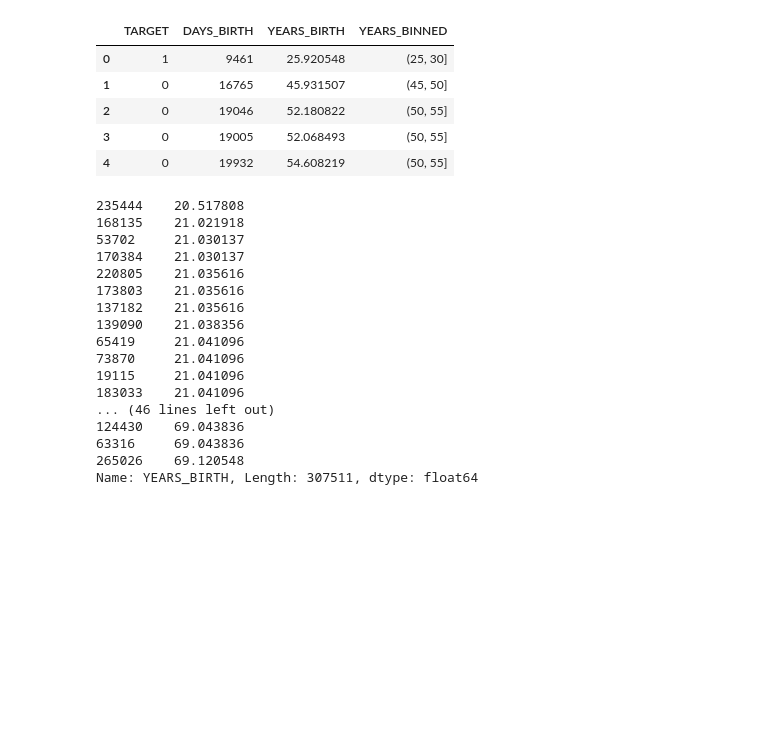
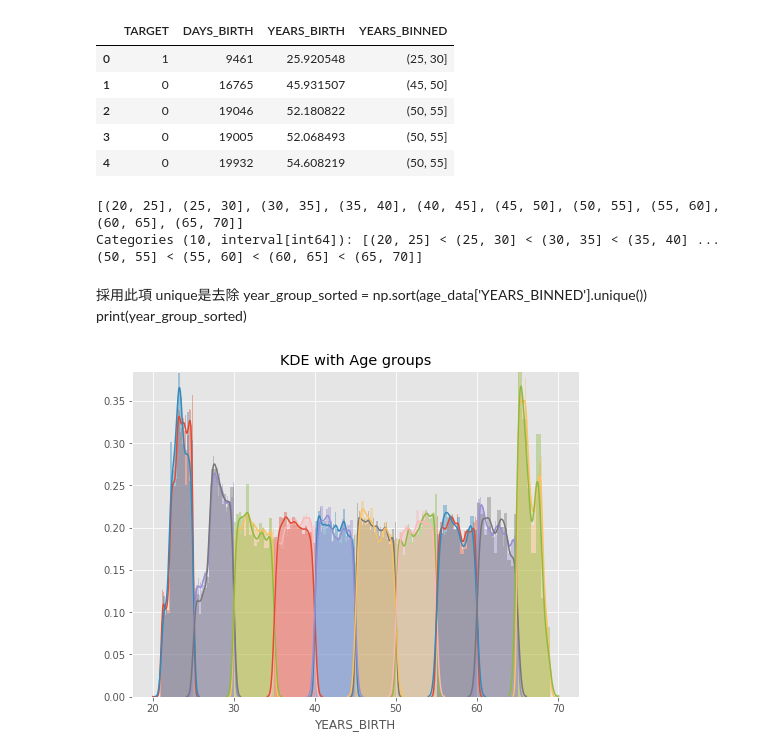
Before and after one commit to william10021002/ML100Days, a Jupyter notebook: Day_016_HW.ipynb, the cells around one changed output. Drawn from its saved outputs; the diff is of its cells as text; code cells hidden in the pictures; blank space fills up the shorter version.

```diff
--- a/Day_016_HW.ipynb
+++ b/Day_016_HW.ipynb
@@ -80,27 +80,39 @@ Name: YEARS_BINNED, dtype: int64
 | 2 | 0 | 19046 | 52.180822 | (50, 55] |
 | 3 | 0 | 19005 | 52.068493 | (50, 55] |
 | 4 | 0 | 19932 | 54.608219 | (50, 55] |
-# %%
-year_group_sorted = age_data['YEARS_BIRTH'].sort_values()
-print(year_group_sorted)
-# %% [output]
-235444    20.517808
-168135    21.021918
-53702     21.030137
-170384    21.030137
-220805    21.035616
-173803    21.035616
-137182    21.035616
-139090    21.038356
-65419     21.041096
-73870     21.041096
-19115     21.041096
-183033    21.041096
-... (46 lines left out)
-124430    69.043836
-63316     69.043836
-265026    69.120548
-Name: YEARS_BIRTH, Length: 307511, dtype: float64
+# %%
+year_group_sorted = age_data['YEARS_BINNED'].unique()#此為sort該欄位之資料，目標僅為sort分組
+year_group_sorted.sort_values()
+# %% [output]
+[(20, 25], (25, 30], (30, 35], (35, 40], (40, 45], (45, 50], (50, 55], (55, 60], (60, 65], (65, 70]]
+Categories (10, interval[int64]): [(20, 25] < (25, 30] < (30, 35] < (35, 40] ... (50, 55] < (55, 60] < (60, 65] < (65, 70]]
+# %% [markdown]
+採用此項
+unique是去除
+year_group_sorted = np.sort(age_data['YEARS_BINNED'].unique())
+print(year_group_sorted)
+# %%
+# 繪圖前先排序 / 分組
+"""
+Your Code Here
+"""
+# year_group_sorted = age_data['YEARS_BINNED'].sort_values()
+
+a = age_data['YEARS_BINNED'].unique()
+year_group_sorted = a.sort_values()
+
+
+plt.figure(figsize=(8,6))
+for i in range(len(year_group_sorted)):
+    sns.distplot(age_data.loc[(age_data['YEARS_BINNED'] == year_group_sorted[i]) & \
+                              (age_data['TARGET'] == 0), 'YEARS_BIRTH'], label = str(year_group_sorted[i]))
+
+    sns.distplot(age_data.loc[(age_data['YEARS_BINNED'] == year_group_sorted[i]) & \
+                              (age_data['TARGET'] == 1), 'YEARS_BIRTH'], label = str(year_group_sorted[i]))
+plt.title('KDE with Age groups')
+plt.show()
+# %% [output]
+[figure, added]
 # %%
 # 繪圖前先排序 / 分組
 """
```
Also changed, not shown: parts of 3 cells of this notebook.
